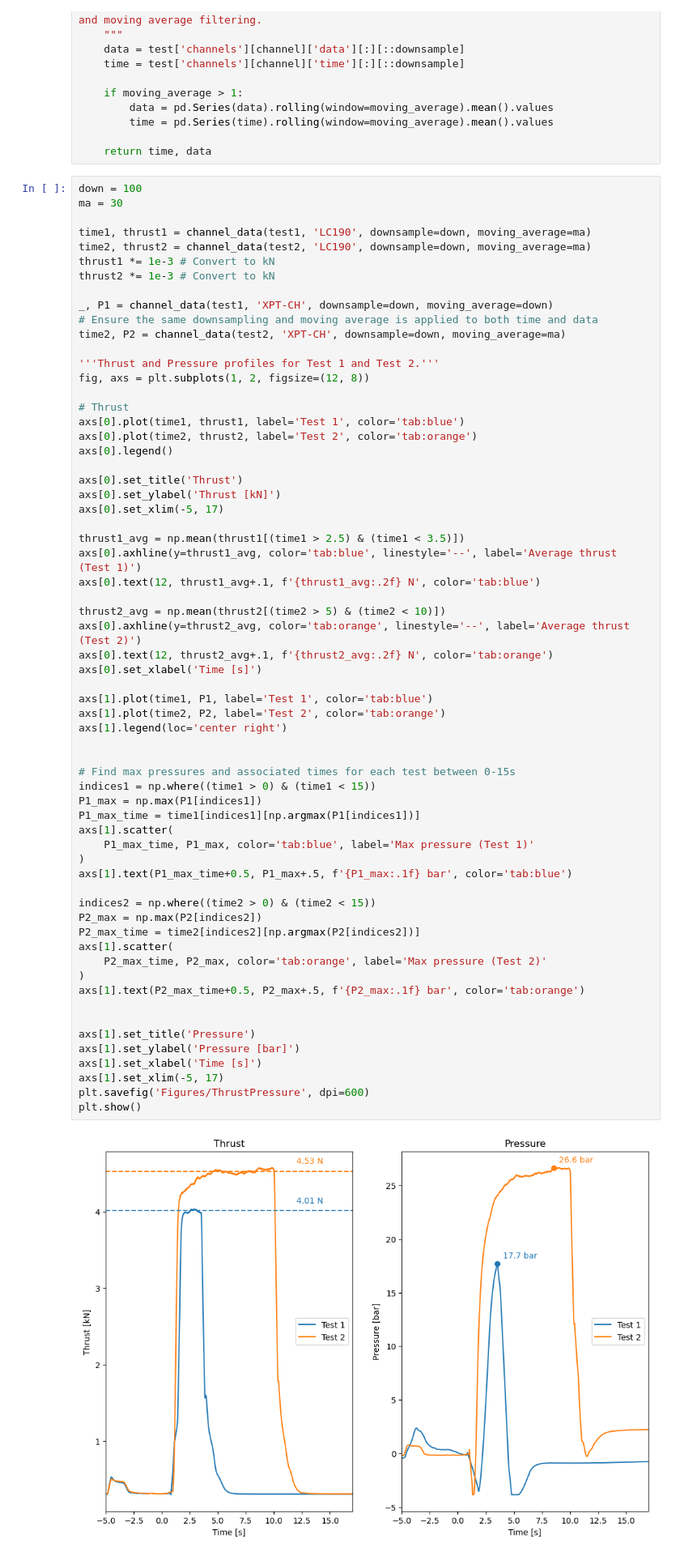
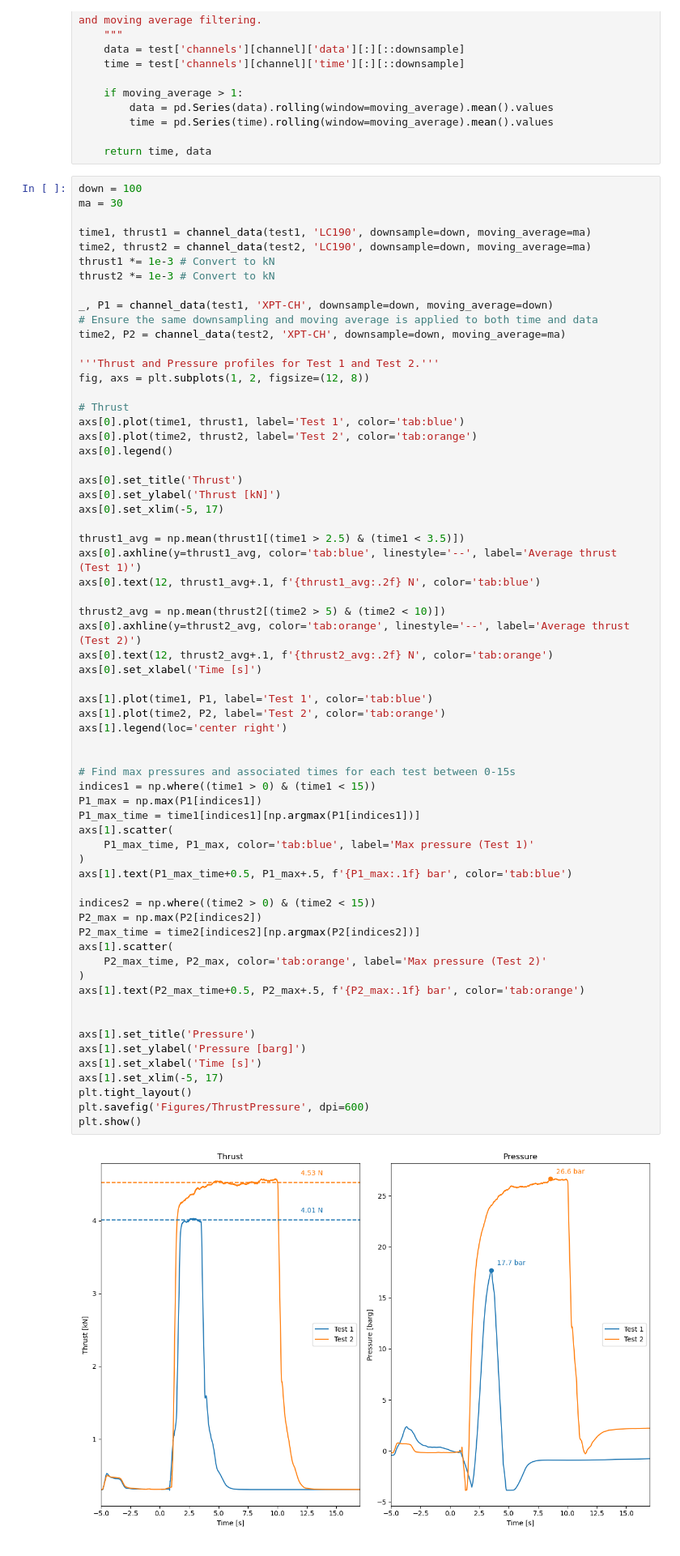
Before and after one commit to ScoobyDew/LEAP71xTUOS, a Jupyter notebook: NoyronAnalysis140624.ipynb, the cells around one changed output. Shown at 81% size. Cells and saved outputs as stored; diff of their text form.

Commit message:
minor changes to figures

```diff
--- a/NoyronAnalysis140624.ipynb
+++ b/NoyronAnalysis140624.ipynb
@@ -142,35 +142,36 @@ axs[0].set_xlabel('Time [s]')
 
 axs[1].plot(time1, P1, label='Test 1', color='tab:blue')
 axs[1].plot(time2, P2, label='Test 2', color='tab:orange')
 axs[1].legend(loc='center right')
 
 
 # Find max pressures and associated times for each test between 0-15s
 indices1 = np.where((time1 > 0) & (time1 < 15))
 P1_max = np.max(P1[indices1])
 P1_max_time = time1[indices1][np.argmax(P1[indices1])]
 axs[1].scatter(
     P1_max_time, P1_max, color='tab:blue', label='Max pressure (Test 1)'
 )
 axs[1].text(P1_max_time+0.5, P1_max+.5, f'{P1_max:.1f} bar', color='tab:blue')
 
 indices2 = np.where((time2 > 0) & (time2 < 15))
 P2_max = np.max(P2[indices2])
 P2_max_time = time2[indices2][np.argmax(P2[indices2])]
 axs[1].scatter(
     P2_max_time, P2_max, color='tab:orange', label='Max pressure (Test 2)'
 )
 axs[1].text(P2_max_time+0.5, P2_max+.5, f'{P2_max:.1f} bar', color='tab:orange')
 
 
 axs[1].set_title('Pressure')
-axs[1].set_ylabel('Pressure [bar]')
+axs[1].set_ylabel('Pressure [barg]')
 axs[1].set_xlabel('Time [s]')
 axs[1].set_xlim(-5, 17)
+plt.tight_layout()
 plt.savefig('Figures/ThrustPressure', dpi=600)
 plt.show()
 # %% [output]
-[figure, old version]
+[figure, new version]
 # %% [markdown]
 ## Pressure Drops
 Pressure transducers provide pressure measurements at various locations on the engine. The pressure is measured at the following locations:
```
Also changed, not shown: parts of 2 cells of this notebook, 6 other files.
